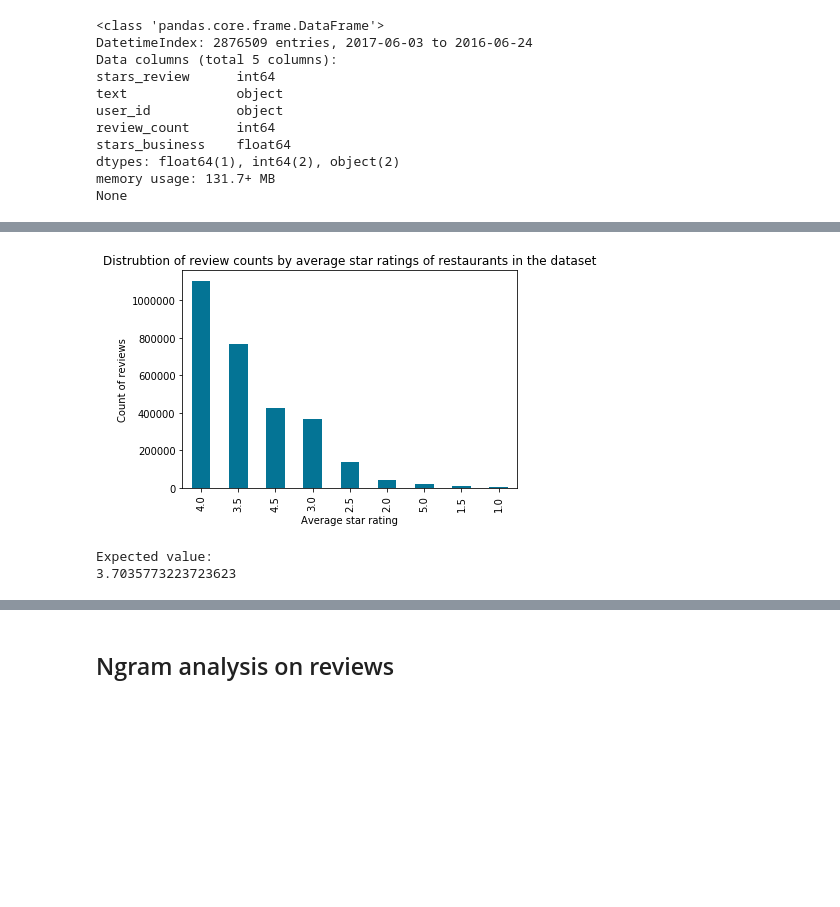
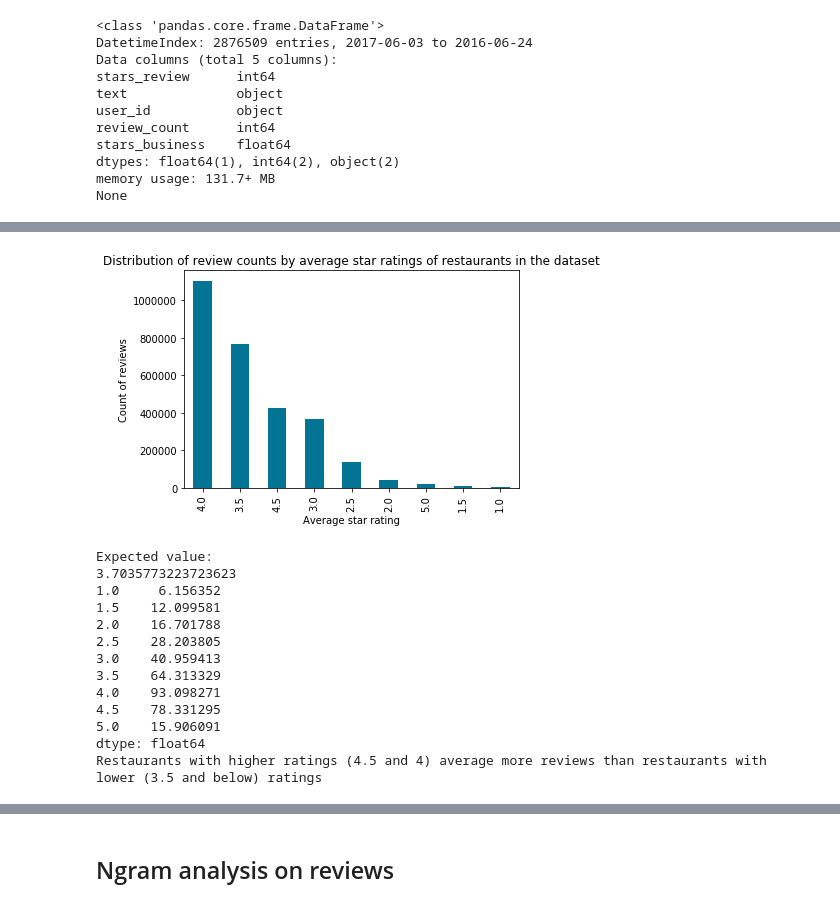
Before and after one commit to chriskhoo/Yelp-review-outlook, a Jupyter notebook: data_storytelling.ipynb, the cells around one changed output, grey strips where cells are left out. Drawn from its saved outputs; the diff is of its cells as text; code cells hidden in the pictures; blank space fills up the shorter version.

```diff
--- a/data_storytelling.ipynb
+++ b/data_storytelling.ipynb
@@ -139,15 +173,28 @@ Expected value:
 # %%
 # distrubtion of number of reviews by average star rating of restaurant
 restaurant_stars_reviews = joint_df['stars_business'].value_counts()
 restaurant_stars_reviews.plot(kind='bar', color='#047495')
-plt.title('Distrubtion of review counts by average star ratings of restaurants in the dataset')
+plt.title('Distribution of review counts by average star ratings of restaurants in the dataset')
 plt.xlabel('Average star rating')
 plt.ylabel('Count of reviews')
 plt.show()
 
 print( 'Expected value: ')
 print( sum( (restaurant_stars_reviews.index.values *restaurant_stars_reviews)/ sum(restaurant_stars_reviews) ))
+print(restaurant_stars_reviews/restaurant_stars)
+print('Restaurants with higher ratings (4.5 and 4) average more reviews than restaurants with lower (3.5 and below) ratings')
 # %% [output]
-[figure, old version]
+[figure, new version]
 Expected value:
 3.7035773223723623
+1.0     6.156352
+1.5    12.099581
+2.0    16.701788
+2.5    28.203805
+3.0    40.959413
+3.5    64.313329
+4.0    93.098271
+4.5    78.331295
+5.0    15.906091
+dtype: float64
+Restaurants with higher ratings (4.5 and 4) average more reviews than restaurants with lower (3.5 and below) ratings
```
Also changed, not shown: parts of 22 cells of this notebook, 4 other files.
